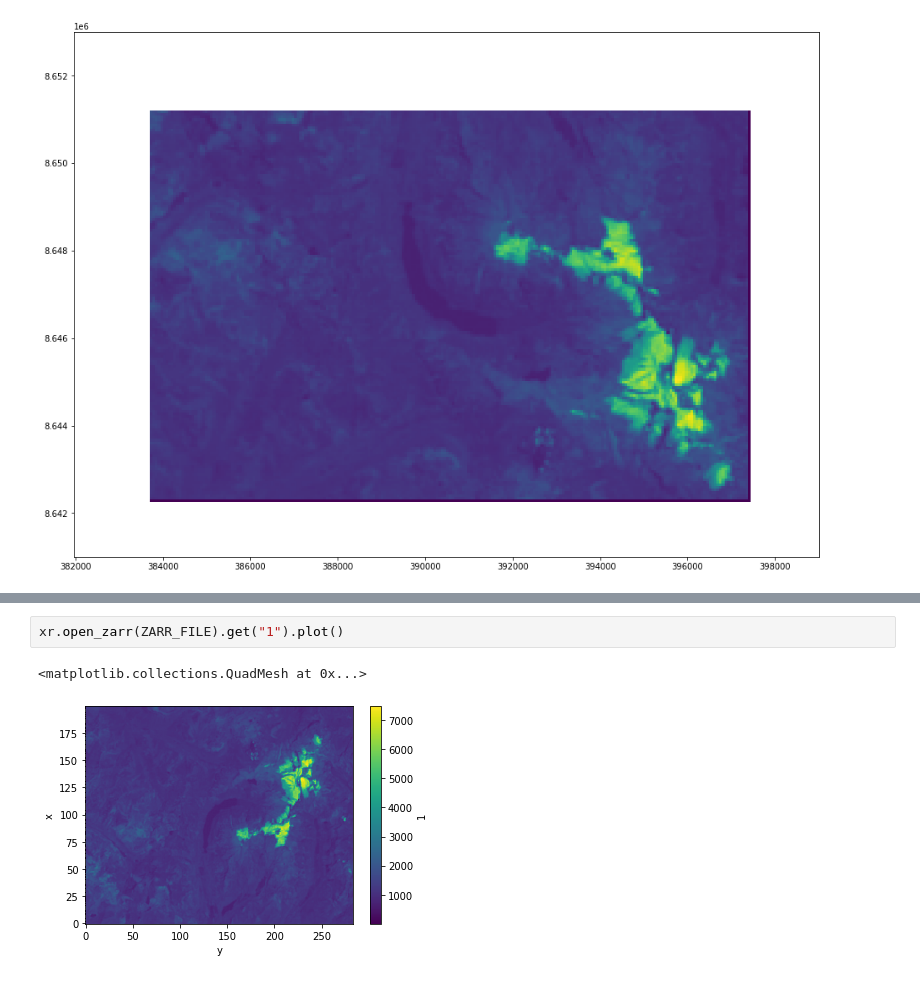
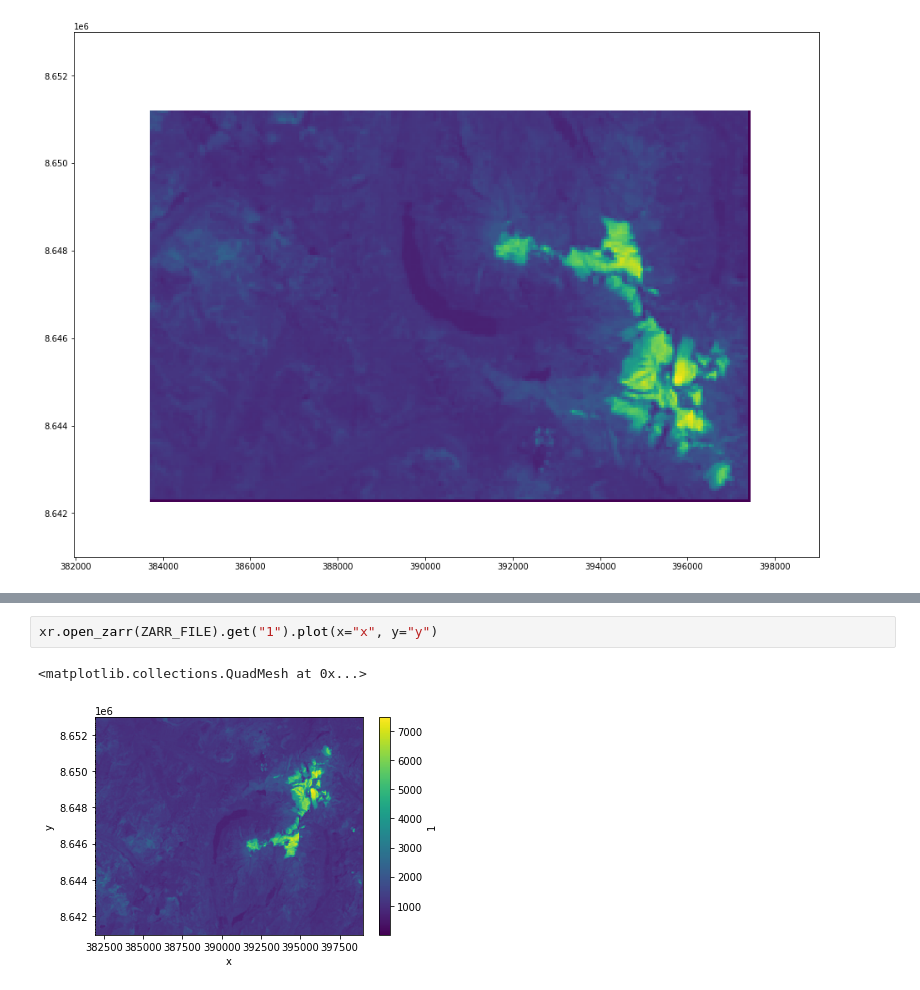
Before and after one commit to gisaia/ARLAS-EA-datacube-builder, a Jupyter notebook: test.ipynb, the cells around one changed output, grey strips where cells are left out. Cells and saved outputs as stored; diff of their text form.

```diff
--- a/test.ipynb
+++ b/test.ipynb
@@ -178,6 +220,6 @@ width :
 Attributes: (0)
 # %%
-xr.open_zarr(ZARR_FILE).get("1").plot()
+xr.open_zarr(ZARR_FILE).get("1").plot(x="x", y="y")
 # %% [output]
 <matplotlib.collections.QuadMesh at 0x...>
-[figure, old version]
+[figure, new version]
```
Also changed, not shown: parts of 3 cells of this notebook.
